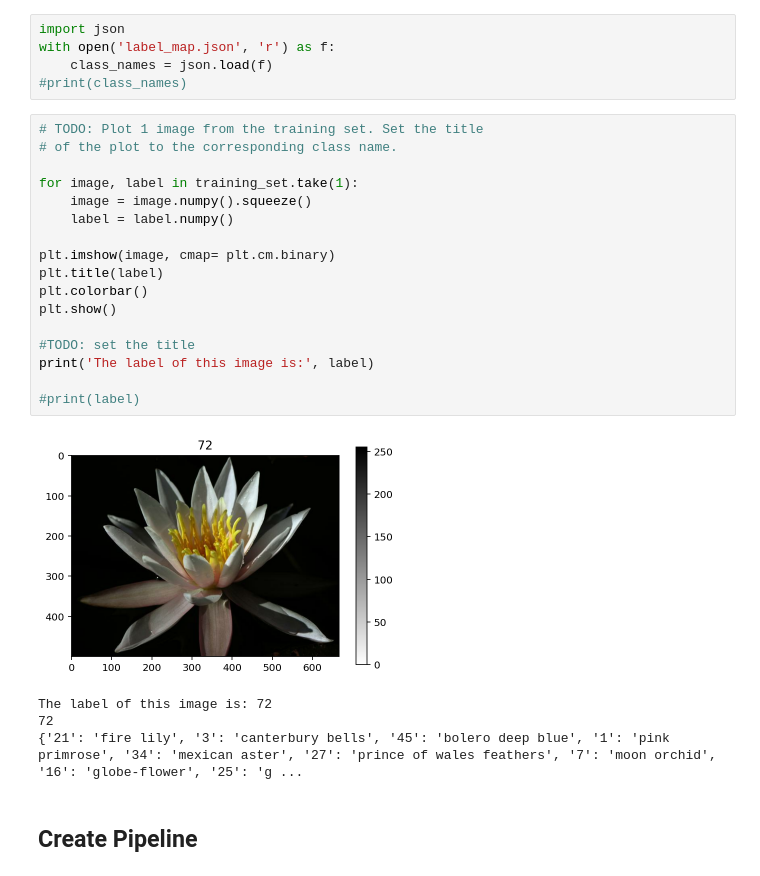
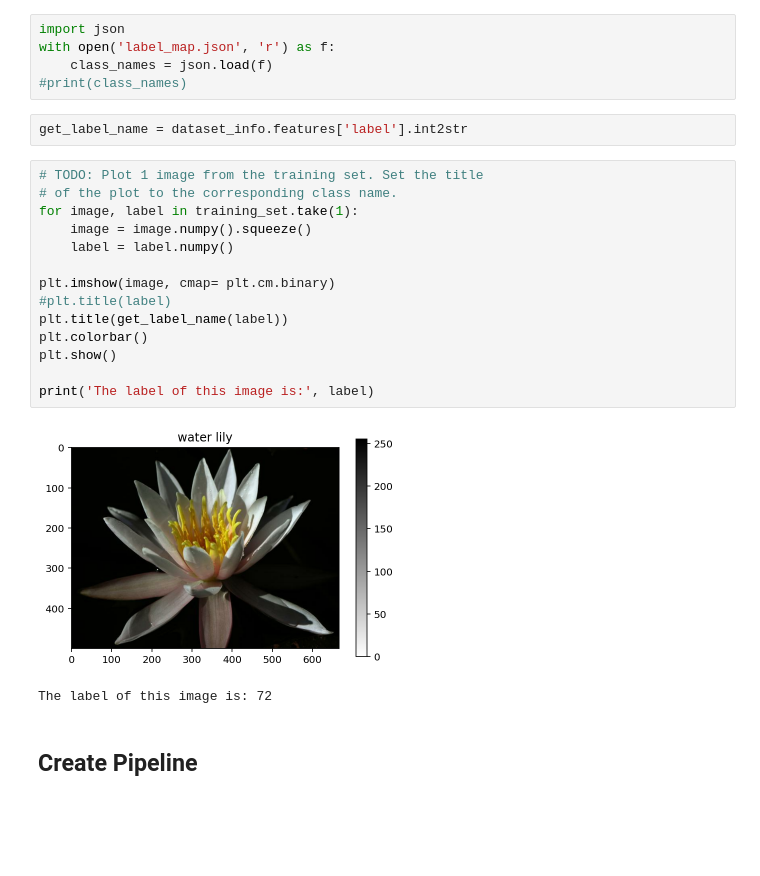
Before and after one commit to mbshbn/ML-using-TensorFlow-and-Keras, a Jupyter notebook: projects/p2_image_classifier/Project_Image_Classifier_Project.ipynb, the cells around one changed output. Saved outputs shown, nothing was run; the diff lists cells and outputs as text; blank space fills up the shorter version.

```diff
--- a/projects/p2_image_classifier/Project_Image_Classifier_Project.ipynb
+++ b/projects/p2_image_classifier/Project_Image_Classifier_Project.ipynb
@@ -168,28 +166,25 @@ import json
 with open('label_map.json', 'r') as f:
     class_names = json.load(f)
 #print(class_names)
+# %%
+get_label_name = dataset_info.features['label'].int2str
 # %%
 # TODO: Plot 1 image from the training set. Set the title
 # of the plot to the corresponding class name.
-
 for image, label in training_set.take(1):
     image = image.numpy().squeeze()
     label = label.numpy()
 
 plt.imshow(image, cmap= plt.cm.binary)
-plt.title(label)
+#plt.title(label)
+plt.title(get_label_name(label))
 plt.colorbar()
 plt.show()
 
-#TODO: set the title
 print('The label of this image is:', label)
-
-#print(label)
 # %% [output]
-[figure, old version]
+[figure, new version]
 The label of this image is: 72
-72
-{'21': 'fire lily', '3': 'canterbury bells', '45': 'bolero deep blue', '1': 'pink primrose', '34': 'mexican aster', '27': 'prince of wales feathers', '7': 'moon orchid', '16': 'globe-flower', '25': 'g ...
 # %% [markdown]
 ## Create Pipeline
 # %%
```
Also changed, not shown: parts of 23 cells of this notebook, 2 other files.
